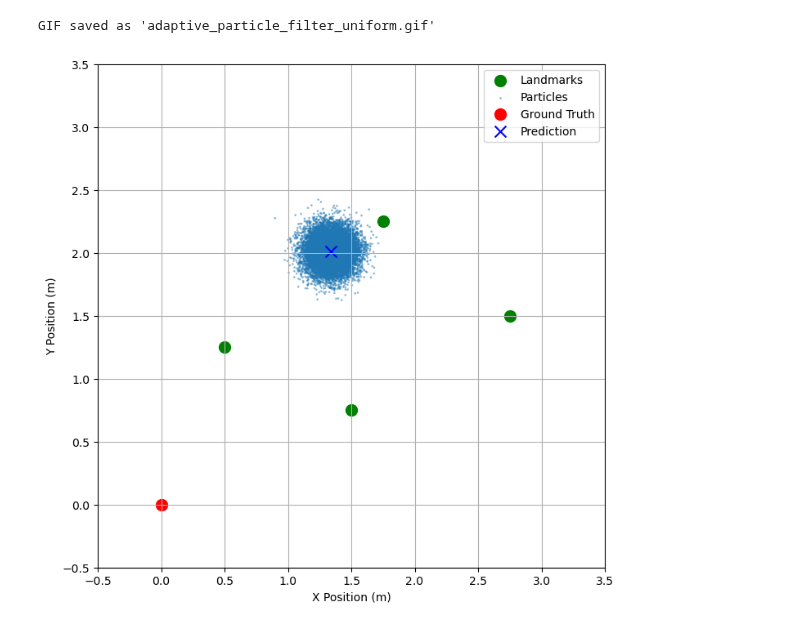
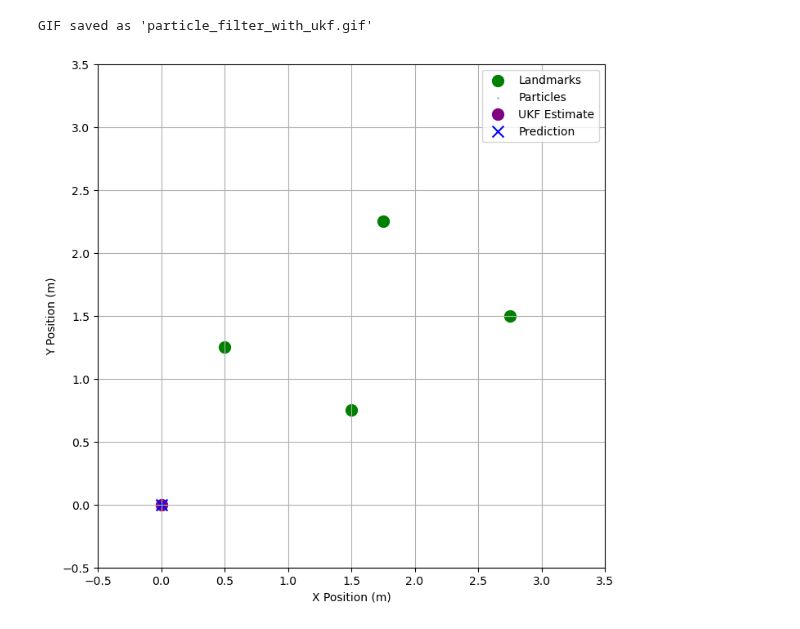
Before and after one commit to calvinbootsman/Data-Fusion-Architecture, a Jupyter notebook: Assignment 3/DFA_Assignment3_2024/test 13.ipynb, the cells around one changed output. Saved outputs shown, nothing was run; the diff lists cells and outputs as text; code cells hidden in the pictures.

```diff
--- a/Assignment 3/DFA_Assignment3_2024/test 13.ipynb
+++ b/Assignment 3/DFA_Assignment3_2024/test 13.ipynb
@@ -83,18 +471,14 @@ class ParticleFilter:
         return mean, var
 
 # Simulate Landmark Measurements
-def simulate_landmark_measurements(ground_truth, landmarks, noise_std):
-    """Simulate measurements from the ground truth position to landmarks."""
+def simulate_landmark_measurements(ukf_estimates, landmarks, noise_std):
+    """Simulate measurements from UKF estimates to landmarks."""
     measurements = []
     for landmark in landmarks:
-        distance = np.sqrt((ground_truth[0] - landmark[0])**2 + (ground_truth[1] - landmark[1])**2)
+        distance = np.sqrt((ukf_estimates[0] - landmark[0])**2 + (ukf_estimates[1] - landmark[1])**2)
         noisy_distance = distance + np.random.normal(0, noise_std)
         measurements.append(noisy_distance)
     return measurements
-
-# Load tf_data
-tf_x, tf_y, tf_theta = load_tf_data('tf_data copy.csv')
-ground_truth = np.vstack((tf_x, tf_y, tf_theta)).T
 
 # Initialize Particle Filter
 pf = ParticleFilter(NUM_PARTICLES, AREA_LIMIT)
@@ -104,45 +488,49 @@ fig, ax = plt.subplots(figsize=(8, 8))
 landmark_scatter = ax.scatter([l[0] for l in LANDMARKS], [l[1] for l in LANDMARKS],
                                color='green', label='Landmarks', s=100)
 particles_scatter = ax.scatter([], [], s=[], alpha=0.4, label='Particles')
-ground_truth_scatter = ax.scatter([], [], color='red', label='Ground Truth', s=100)
+ukf_scatter = ax.scatter([], [], color='purple', label='UKF Estimate', s=100)
 predicted_scatter = ax.scatter([], [], color='blue', marker='x', label='Prediction', s=100)
 ax.set_xlim(-0.5, AREA_LIMIT + 0.5)
 ax.set_ylim(-0.5, AREA_LIMIT + 0.5)
 ax.set_xlabel('X Position (m)')
 ax.set_ylabel('Y Position (m)')
 ax.legend()
 ax.grid()
 
 # Animation update function
 def update(frame):
-    control_input = [0.5, 0]  # Example control input
-    measurement = simulate_landmark_measurements(ground_truth[frame], LANDMARKS, noise_std=0.02)
+    # Use UKF estimates instead of ground truth
+    ukf_estimates = [ukf_x[frame], ukf_y[frame], ukf_yaw[frame]]
+    control_input = [ukf_estimates[2], 0]  # Use UKF yaw (rate of change can also be included)
+
+    # Simulate measurements based on UKF output
+    measurement = simulate_landmark_measurements(ukf_estimates, LANDMARKS, noise_std=0.02)
 
     # Particle filter steps
     pf.predict(control_input)
     pf.update(measurement, measurement_noise=[0.02], landmarks=LANDMARKS)
 
     if pf.neff() < NUM_PARTICLES / 2:
         pf.resample()
 
     # Estimate the state
     estimated_mean, _ = pf.estimate()
 
     # Update scatter plots
     particles_scatter.set_offsets(pf.particles[:, :2])
     particles_scatter.set_sizes(pf.weights * 15000)
-    ground_truth_scatter.set_offsets([ground_truth[frame, 0], ground_truth[frame, 1]])
+    ukf_scatter.set_offsets([ukf_estimates[0], ukf_estimates[1]])
     predicted_scatter.set_offsets([estimated_mean[0], estimated_mean[1]])
 
-    return particles_scatter, ground_truth_scatter, predicted_scatter
+    return particles_scatter, ukf_scatter, predicted_scatter
 
 # Create animation
-ani = animation.FuncAnimation(fig, update, frames=len(ground_truth) - 1, interval=200, blit=False)
+ani = animation.FuncAnimation(fig, update, frames=len(ukf_x) - 1, interval=200, blit=False)
 
 # Save as GIF
-ani.save('adaptive_particle_filter_uniform.gif', writer='pillow', fps=10)
+ani.save('particle_filter_with_ukf.gif', writer='pillow', fps=10)
 
-print("GIF saved as 'adaptive_particle_filter_uniform.gif'")
+print("GIF saved as 'particle_filter_with_ukf.gif'")
 # %% [output]
-GIF saved as 'adaptive_particle_filter_uniform.gif'
+GIF saved as 'particle_filter_with_ukf.gif'
-[figure, old version]
+[figure, new version]
```
Also changed, not shown: parts of 4 cells of this notebook.
